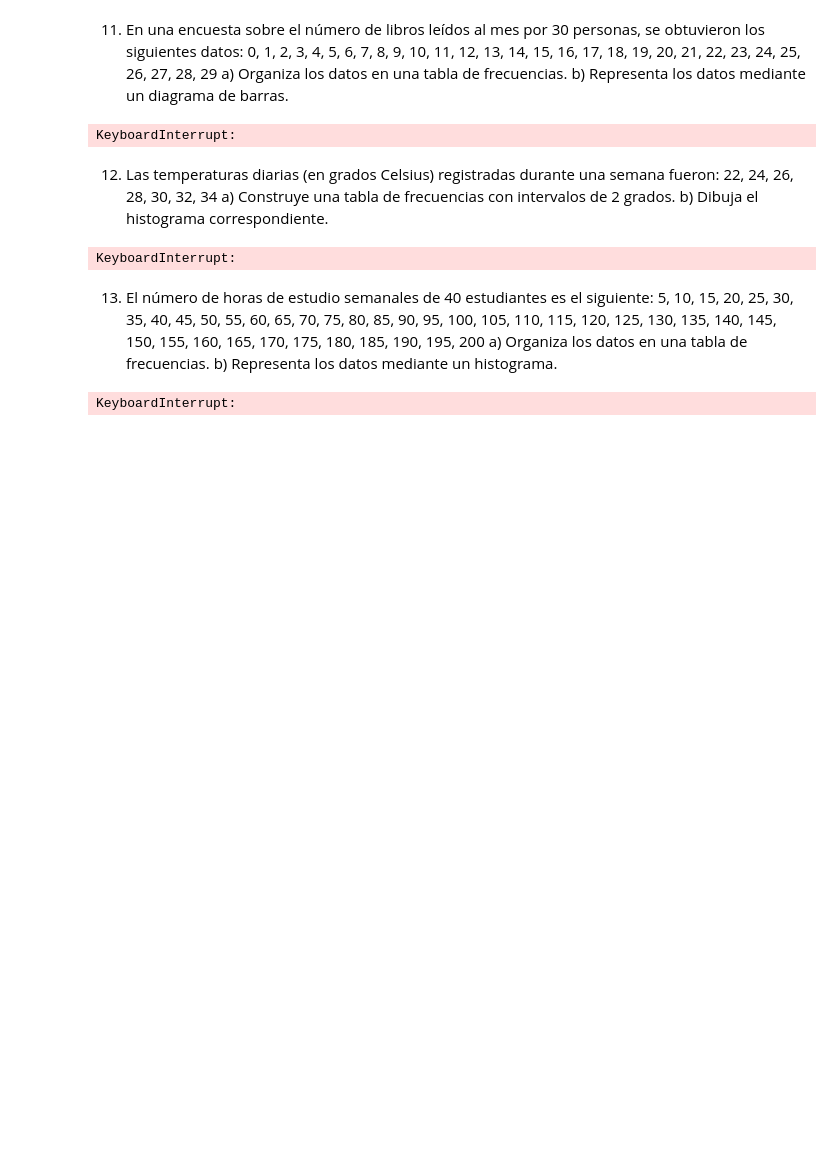
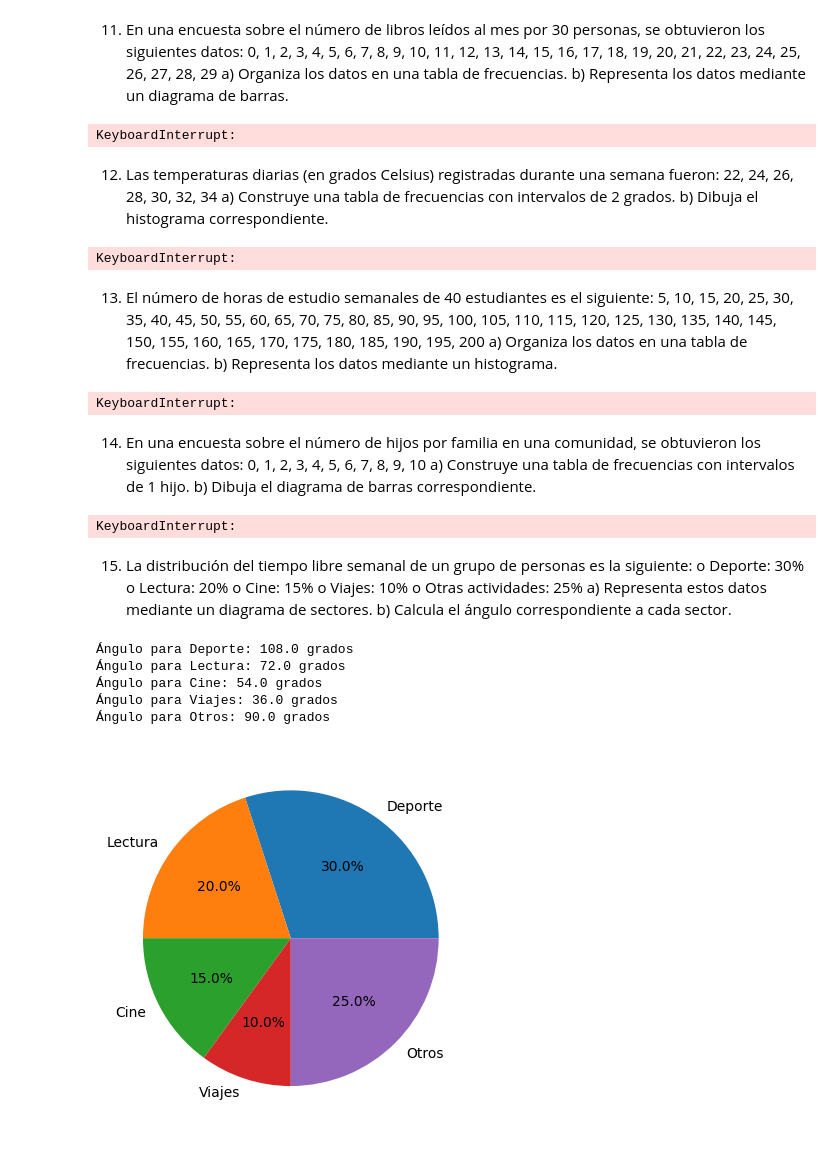
Before and after one commit to antonyYG/ejercicios_math, a Jupyter notebook: ejercicios_mat.ipynb, the cells around one changed output. Saved outputs shown, nothing was run; the diff lists cells and outputs as text; code cells hidden in the pictures; blank space fills up the shorter version.

```diff
--- a/ejercicios_mat.ipynb
+++ b/ejercicios_mat.ipynb
@@ -374,3 +374,72 @@ while minimo <= maximo:
 print(intervalos)
 # %% [output]
 KeyboardInterrupt:
+# %% [markdown]
+14. En una encuesta sobre el número de hijos por familia en una comunidad, se
+obtuvieron los siguientes datos:
+0, 1, 2, 3, 4, 5, 6, 7, 8, 9, 10
+a) Construye una tabla de frecuencias con intervalos de 1 hijo.
+b) Dibuja el diagrama de barras correspondiente.
+# %%
+datos = [ 0, 1, 2, 3, 4, 5, 6, 7, 8, 9, 10]
+minimo = min(datos)
+maximo = max(datos)
+while minimo <= maximo:
+    maximo = minimo + intervalo
+    intervalos.append((minimo, maximo))
+    minimo = maximo
+print(intervalos)
+df = pd.DataFrame(columns=['intervalo','frecuencia'])
+df['intervalo'] = [intervalos]
+df['frecuencia'] = [1,1,1,1,1,1]
+df
+
+fig, ax= plt.subplots()
+ax.bar(df['intervalo'],df['frecuencia'], label='Frecuencia',color="orange")
+ax.set_xlabel('Intervalos')
+ax.set_ylabel('Frecuencia')
+ax.legend()
+# %% [output]
+KeyboardInterrupt:
+# %% [markdown]
+15. La distribución del tiempo libre semanal de un grupo de personas es la
+siguiente:
+o Deporte: 30%
+o Lectura: 20%
+o Cine: 15%
+o Viajes: 10%
+o Otras actividades: 25%
+a) Representa estos datos mediante un diagrama de sectores.
+b) Calcula el ángulo correspondiente a cada sector.
+# %%
+deporte_perc = 30
+lectura_perc = 20
+cine_perc = 15
+viajes_perc = 10
+otros_perc = 25
+
+total_perc = deporte_perc + lectura_perc + cine_perc + viajes_perc + otros_perc
+
+deporte_angle = (deporte_perc / total_perc) * 360
+lectura_angle = (lectura_perc / total_perc) * 360
+cine_angle = (cine_perc / total_perc) * 360
+viajes_angle = (viajes_perc / total_perc) * 360
+otros_angle = (otros_perc / total_perc) * 360
+
+print(f"Ángulo para Deporte: {deporte_angle:.1f} grados")
+print(f"Ángulo para Lectura: {lectura_angle:.1f} grados")
+print(f"Ángulo para Cine: {cine_angle:.1f} grados")
+print(f"Ángulo para Viajes: {viajes_angle:.1f} grados")
+print(f"Ángulo para Otros: {otros_angle:.1f} grados")
+
+
+fig, ax = plt.subplots()
+ax.pie([deporte_perc,lectura_perc,cine_perc,viajes_perc,otros_perc],labels=["Deporte","Lectura","Cine","Viajes","Otros"],autopct='%1.1f%%')
+plt.show()
+# %% [output]
+Ángulo para Deporte: 108.0 grados
+Ángulo para Lectura: 72.0 grados
+Ángulo para Cine: 54.0 grados
+Ángulo para Viajes: 36.0 grados
+Ángulo para Otros: 90.0 grados
+[figure, added]
```
Also changed, not shown: parts of 8 cells of this notebook.
